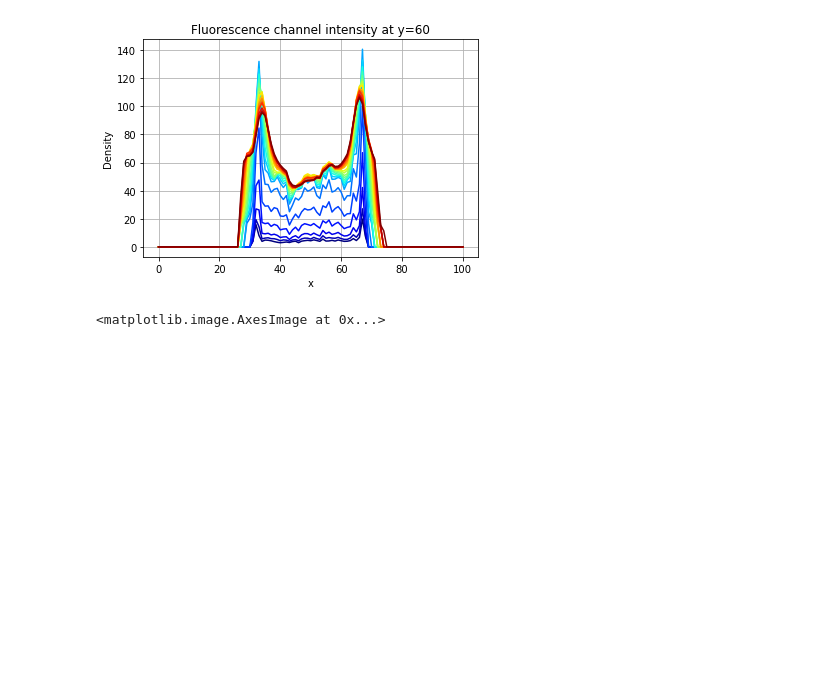
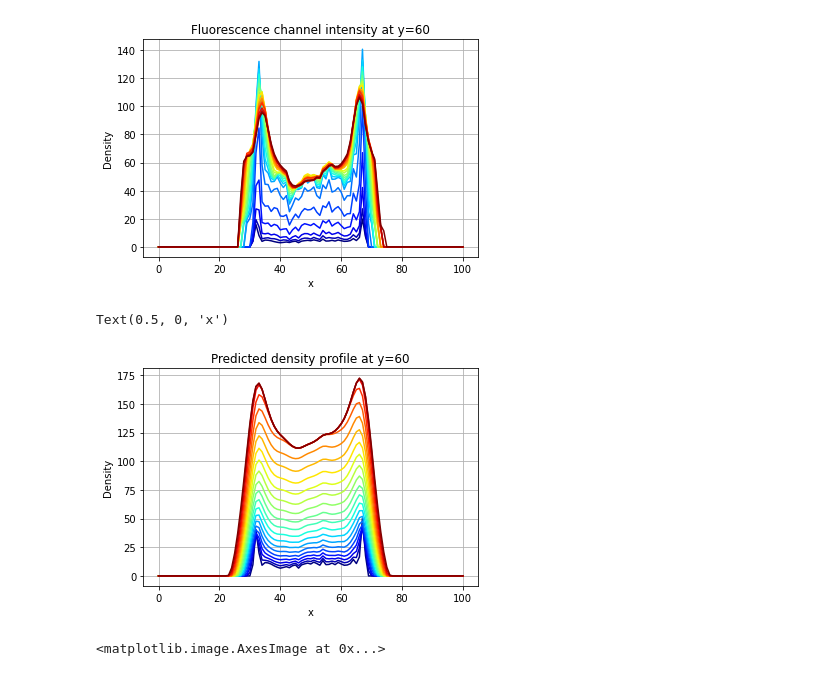
Before and after one commit to sultannazir/MS_codes, a Jupyter notebook: MS_codes/Monoculture/notebook2.ipynb, the cells around one changed output. Drawn from its saved outputs; the diff is of its cells as text; code cells hidden in the pictures; blank space fills up the shorter version.

```diff
--- a/MS_codes/Monoculture/notebook2.ipynb
+++ b/MS_codes/Monoculture/notebook2.ipynb
@@ -381,6 +382,18 @@ plt.xlabel("x")
 # %% [output]
 Text(0.5, 0, 'x')
 [figure]
+# %%
+num = 0
+for i in C2_time:
+    plt.plot(i[60], color=colors[num])
+    num+=1
+plt.grid()
+plt.title('Predicted density profile at y=60')
+plt.ylabel("Density")
+plt.xlabel("x")
+# %% [output]
+Text(0.5, 0, 'x')
+[figure, added]
 # %%
 import functions as fn
 # %%
```
Also changed, not shown: parts of 3 cells of this notebook, 2 other files.
